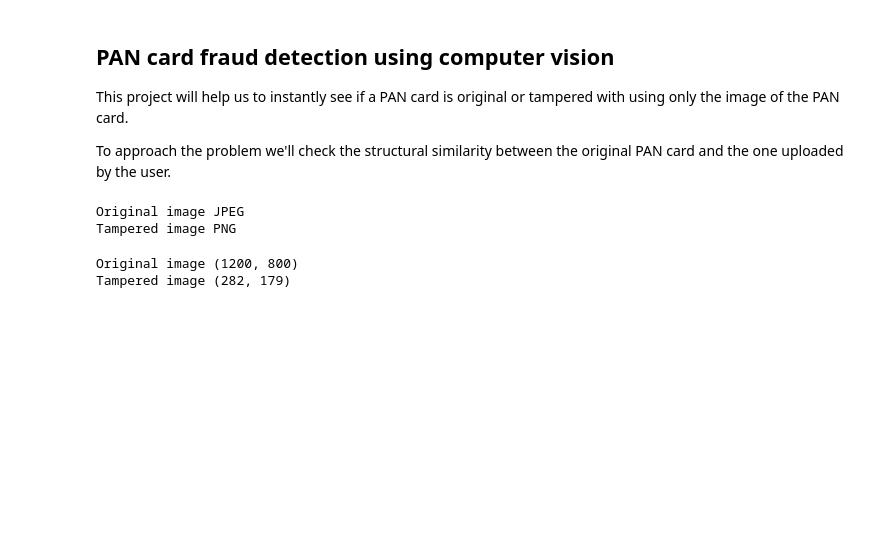
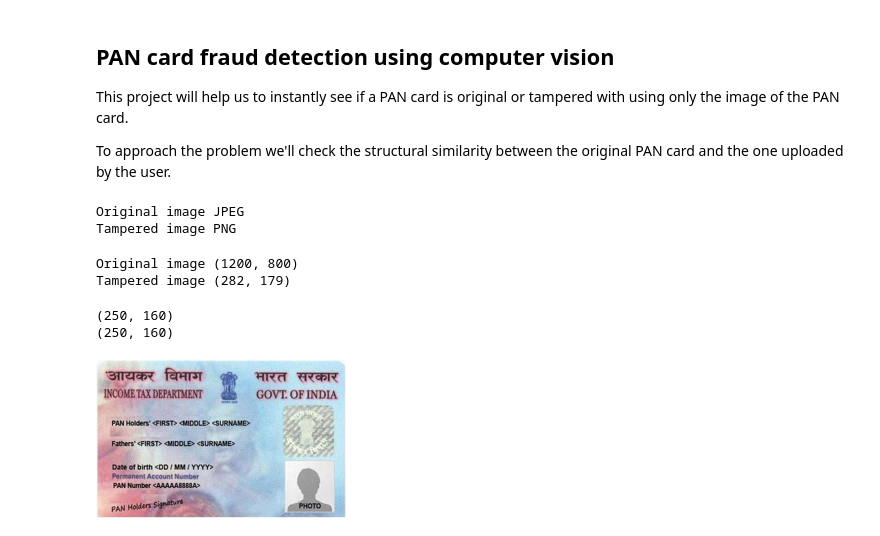
Before and after one commit to AbhisekGanguly/pancard-fraud, a Jupyter notebook: pancard-fraud.ipynb, the cells around one changed output. Drawn from its saved outputs; the diff is of its cells as text; code cells hidden in the pictures; blank space fills up the shorter version.

```diff
--- a/pancard-fraud.ipynb
+++ b/pancard-fraud.ipynb
@@ -30,3 +30,19 @@ print("Tampered image", tampered.size)
 # %% [output]
 Original image (1200, 800)
 Tampered image (282, 179)
+# %%
+#Resize Image
+original = original.resize((250,160))
+print(original.size)
+original.save('pan_card_tampering/image/original.png') #save the changed and resized image
+tampered = tampered.resize((250,160))
+print(tampered.size)
+tampered.save('pan_card_tampering/image/tampered.png') #save the changed and resized image
+# %% [output]
+(250, 160)
+(250, 160)
+# %%
+#displaying original image
+original
+# %% [output]
+[figure, added]
```
Also changed, not shown: parts of 12 cells of this notebook.
